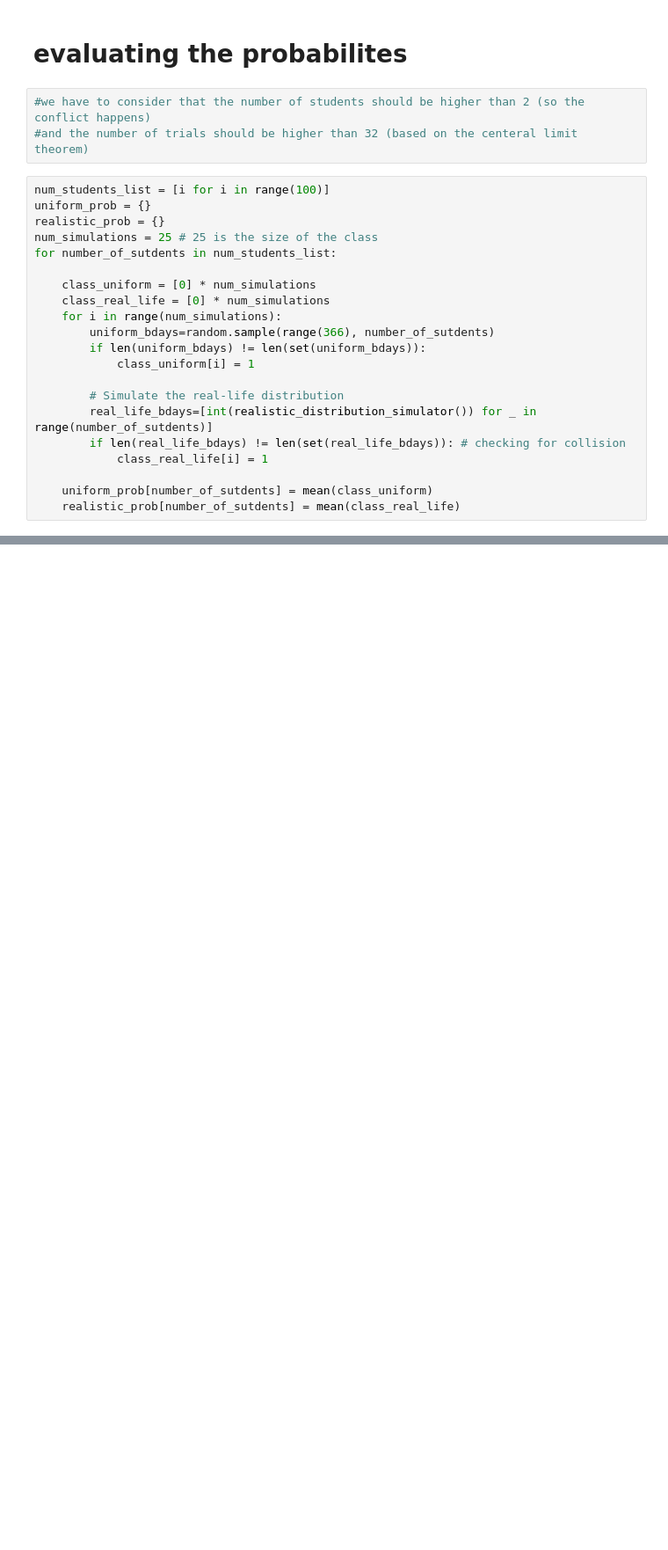
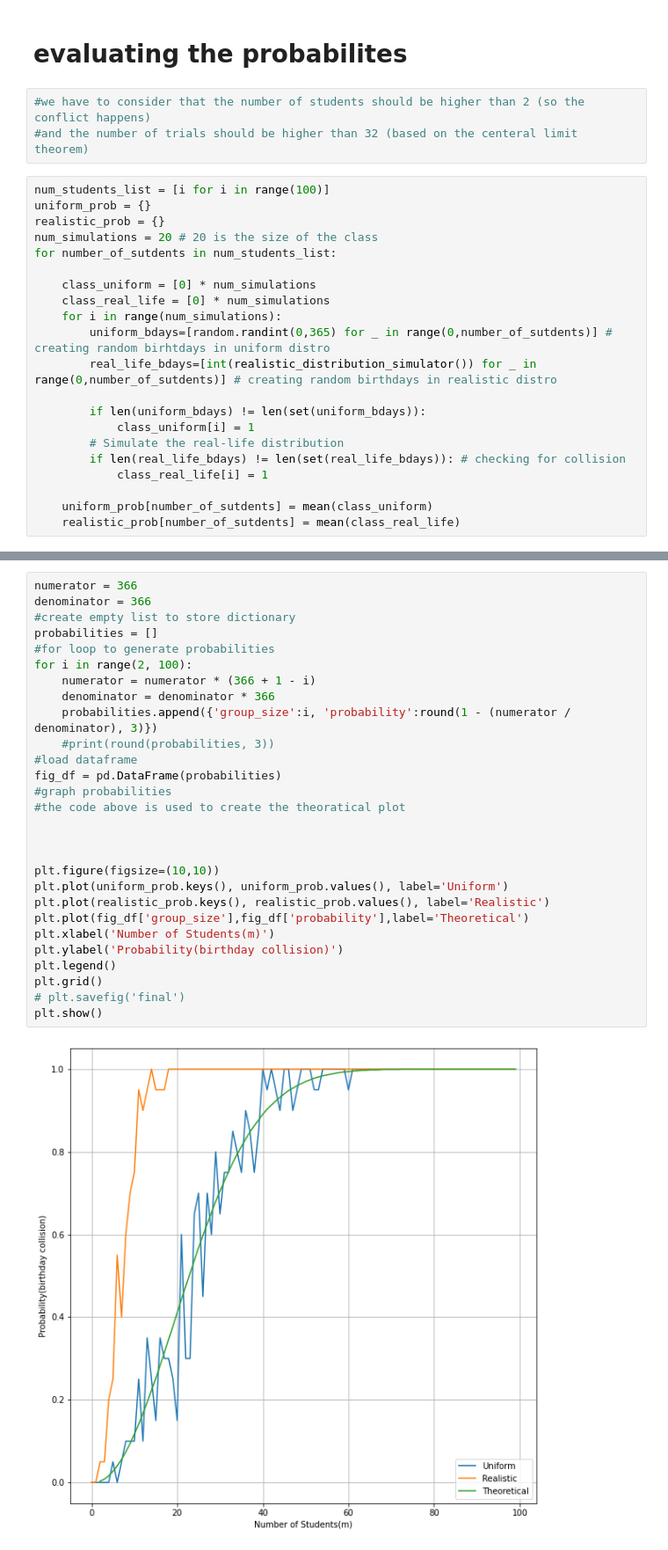
Before and after one commit to DrDoof14/Computer-AidedSimulationsLab, a Jupyter notebook: 10/lab10_new.ipynb, the cells around one changed output, grey strips where cells are left out. Shown: that part at 88% size. Cells and saved outputs as stored; diff of their text form; blank space fills up the shorter version.

```diff
--- a/10/lab10_new.ipynb
+++ b/10/lab10_new.ipynb
@@ -89,18 +89,18 @@ sum_of_conflicts
 num_students_list = [i for i in range(100)]
 uniform_prob = {}
 realistic_prob = {}
-num_simulations = 25 # 25 is the size of the class
+num_simulations = 20 # 20 is the size of the class
 for number_of_sutdents in num_students_list:
 
     class_uniform = [0] * num_simulations
     class_real_life = [0] * num_simulations
     for i in range(num_simulations):
-        uniform_bdays=random.sample(range(366), number_of_sutdents)
+        uniform_bdays=[random.randint(0,365) for _ in range(0,number_of_sutdents)] # creating random birhtdays in uniform distro
+        real_life_bdays=[int(realistic_distribution_simulator()) for _ in range(0,number_of_sutdents)] # creating random birthdays in realistic distro
+
         if len(uniform_bdays) != len(set(uniform_bdays)):
             class_uniform[i] = 1
-
         # Simulate the real-life distribution
-        real_life_bdays=[int(realistic_distribution_simulator()) for _ in range(number_of_sutdents)]
         if len(real_life_bdays) != len(set(real_life_bdays)): # checking for collision
             class_real_life[i] = 1
 
@@ -108,0 +134,30 @@ for number_of_sutdents in num_students_list:
+# %%
+numerator = 366
+denominator = 366
+#create empty list to store dictionary
+probabilities = []
+#for loop to generate probabilities
+for i in range(2, 100):
+    numerator = numerator * (366 + 1 - i)
+    denominator = denominator * 366
+    probabilities.append({'group_size':i, 'probability':round(1 - (numerator / denominator), 3)})
+    #print(round(probabilities, 3))
+#load dataframe
+fig_df = pd.DataFrame(probabilities)
+#graph probabilities
+#the code above is used to create the theoratical plot
+
+
+
+plt.figure(figsize=(10,10))
+plt.plot(uniform_prob.keys(), uniform_prob.values(), label='Uniform')
+plt.plot(realistic_prob.keys(), realistic_prob.values(), label='Realistic')
+plt.plot(fig_df['group_size'],fig_df['probability'],label='Theoretical')
+plt.xlabel('Number of Students(m)')
+plt.ylabel('Probability(birthday collision)')
+plt.legend()
+plt.grid()
+# plt.savefig('final')
+plt.show()
+# %% [output]
+[figure, added]
```
Also changed, not shown: parts of 14 cells of this notebook, 5 other files.
